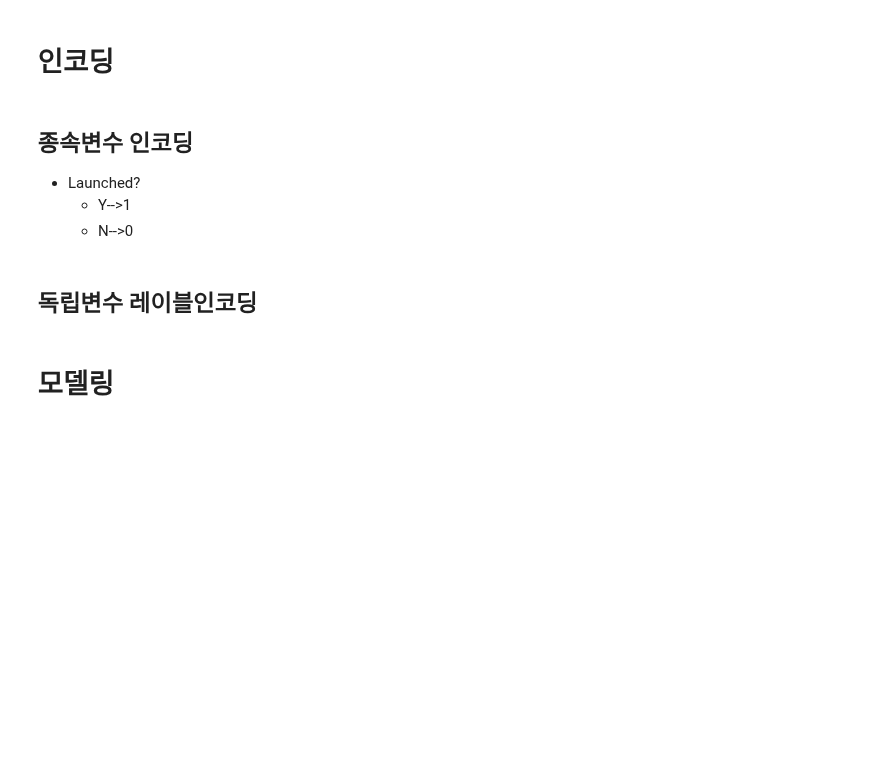
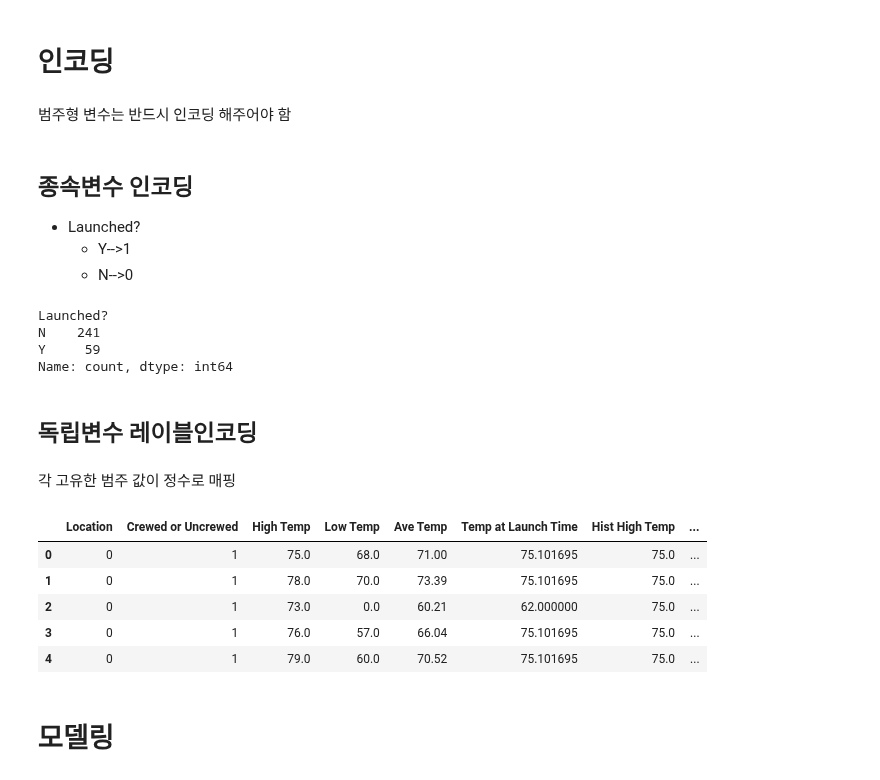
Before and after one commit to parkjiyon7/MSAI_6, a Jupyter notebook: python_ML/12_로켓발사_실습.ipynb, the cells around one changed output. Cells and saved outputs as stored; diff of their text form; code cells hidden in the pictures; blank space fills up the shorter version.

Commit message:
rocket launch update -incoding

```diff
--- a/python_ML/12_로켓발사_실습.ipynb
+++ b/python_ML/12_로켓발사_실습.ipynb
@@ -235,13 +238,46 @@ plt.tight_layout()
+# %%
+# 독립 변수 Launched 제외 다 사용
+x = df.drop(columns = 'Launched?')
+
+# 종속 변수 발사 유무
+y = df['Launched?']
 # %% [markdown]
 
 # 인코딩
+# %% [markdown]
+범주형 변수는 반드시 인코딩 해주어야 함
 # %% [markdown]
 ## 종속변수 인코딩
 * Launched?
     * Y-->1
     * N-->0
+# %%
+y.map({'Y':1, 'N':0})
+y.value_counts()
+# %% [output]
+Launched?
+N    241
+Y     59
+Name: count, dtype: int64
 # %% [markdown]
 ## 독립변수 레이블인코딩
+# %% [markdown]
+각 고유한 범주 값이 정수로 매핑
+# %%
+from sklearn.preprocessing import LabelEncoder
+encoder = LabelEncoder()
+
+for col in obj_cols:
+    x[col] = encoder.fit_transform(df[col])
+
+x.head()
+# %% [output]
+|  | Location | Crewed or Uncrewed | High Temp | Low Temp | Ave Temp | Temp at Launch Time | Hist High Temp | ... |
+| 0 | 0 | 1 | 75.0 | 68.0 | 71.00 | 75.101695 | 75.0 | ... |
+| 1 | 0 | 1 | 78.0 | 70.0 | 73.39 | 75.101695 | 75.0 | ... |
+| 2 | 0 | 1 | 73.0 | 0.0 | 60.21 | 62.000000 | 75.0 | ... |
+| 3 | 0 | 1 | 76.0 | 57.0 | 66.04 | 75.101695 | 75.0 | ... |
+| 4 | 0 | 1 | 79.0 | 60.0 | 70.52 | 75.101695 | 75.0 | ... |
 # %% [markdown]
 # 모델링
 # %% [markdown]
```
Also changed, not shown: parts of 1 cell of this notebook.
